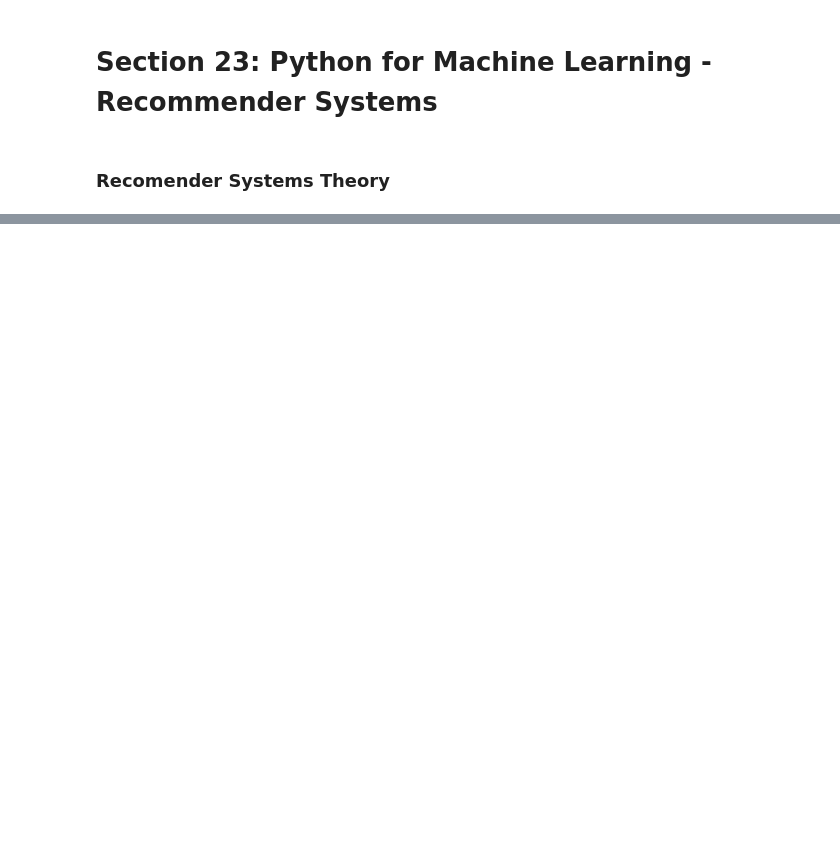
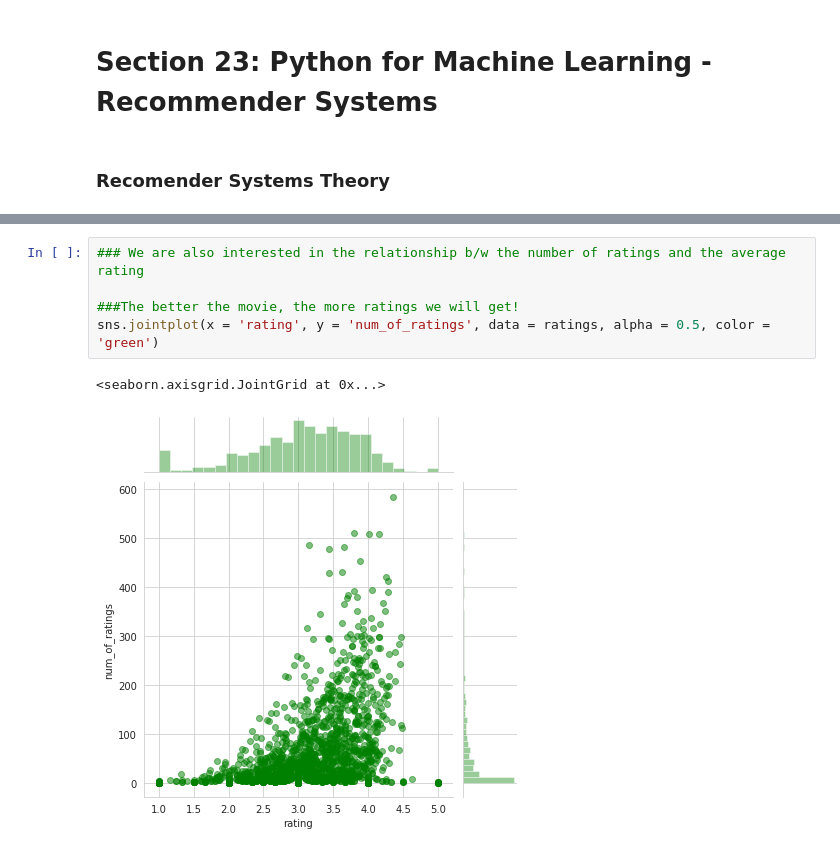
Before and after one commit to vlopez0392/Python-for-DS-and-ML-Bootcamp, a Jupyter notebook: 18-Recommender_Systems/01-Recommender_Systems_Python.ipynb, the cells around one changed output, grey strips where cells are left out. Drawn from its saved outputs; the diff is of its cells as text; blank space fills up the shorter version.

```diff
--- a/18-Recommender_Systems/01-Recommender_Systems_Python.ipynb
+++ b/18-Recommender_Systems/01-Recommender_Systems_Python.ipynb
@@ -25,0 +136,8 @@
+# %%
+### We are also interested in the relationship b/w the number of ratings and the average rating
+
+###The better the movie, the more ratings we will get!
+sns.jointplot(x = 'rating', y = 'num_of_ratings', data = ratings, alpha = 0.5, color = 'green')
+# %% [output]
+<seaborn.axisgrid.JointGrid at 0x...>
+[figure, added]
```
Also changed, not shown: parts of 27 cells of this notebook, 3 other files.
